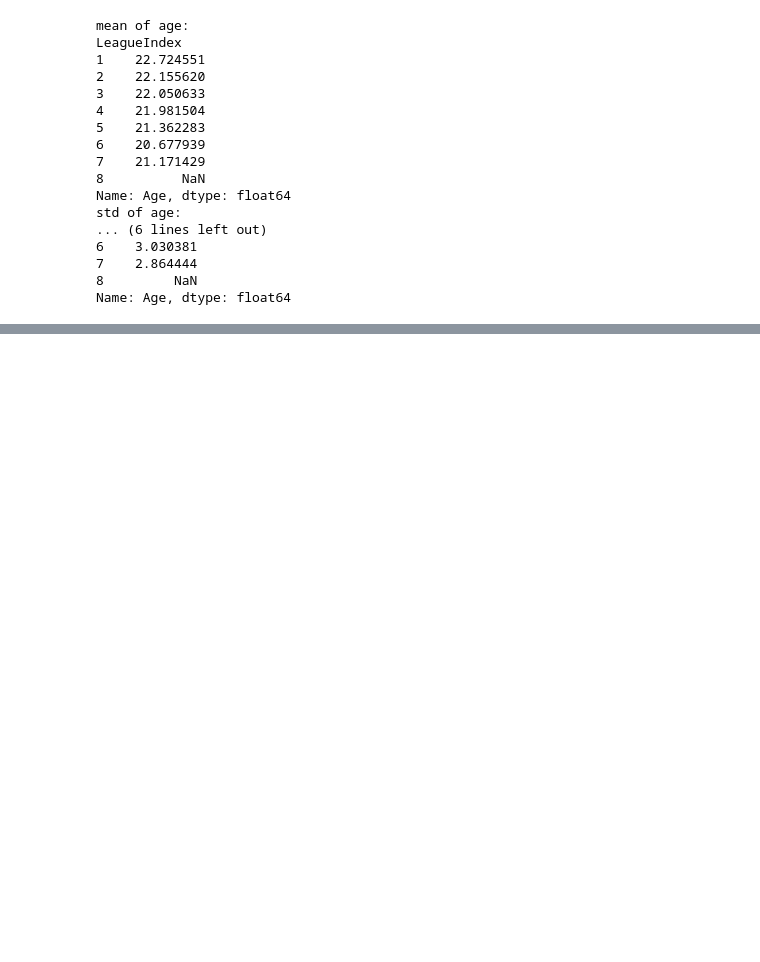
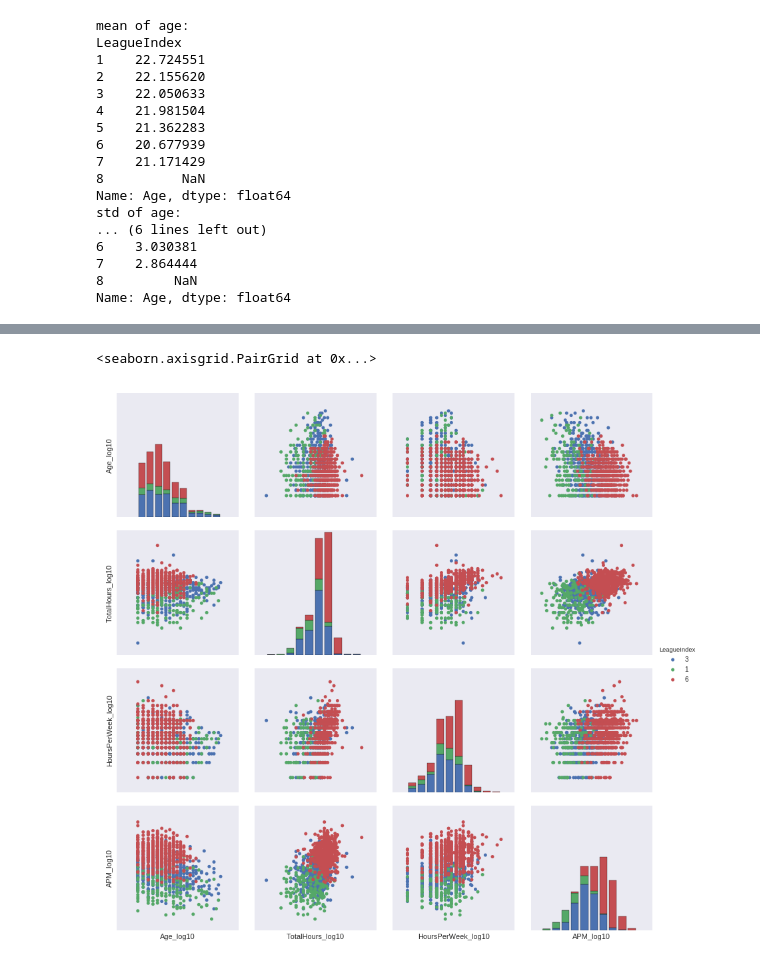
Before and after one commit to kaszubki/jp2dp, a Jupyter notebook: L10.ipynb, the cells around one changed output, grey strips where cells are left out. Drawn from its saved outputs; the diff is of its cells as text; code cells hidden in the pictures; blank space fills up the shorter version.

```diff
--- a/L10.ipynb
+++ b/L10.ipynb
@@ -174,0 +72,10 @@ from scipy import stats
+# %%
+df = pd.read_csv("SkillCraft1_Dataset.csv", na_values=["?"])
+indices = [1, 3, 6]
+mydf = df.loc[df['LeagueIndex'].isin(indices)]
+mydf = mydf.loc[mydf['HoursPerWeek'] != 0]
+# %%
+print mydf.columns
+for c in ["Age", "TotalHours", "HoursPerWeek", "APM"]:
+    logc = c + "_log10"
+    mydf[logc] = np.log10(mydf[c])
@@ -174,0 +90,15 @@ from scipy import stats
+# %%
+sns.set(style="dark")
+
+newcols = ["Age", "TotalHours", "HoursPerWeek", "APM"]
+newcols = [a + "_log10" for a in newcols]
+g = sns.pairplot(mydf,
+             vars=newcols,
+             hue="LeagueIndex",
+             size=3,
+             markers='.',
+             plot_kws={"s":100, "edgecolor":'none'})
+g.set(yticks=[], xticks=[])
+# %% [output]
+<seaborn.axisgrid.PairGrid at 0x...>
+[figure, added]
```
Also changed, not shown: parts of 17 cells of this notebook.
